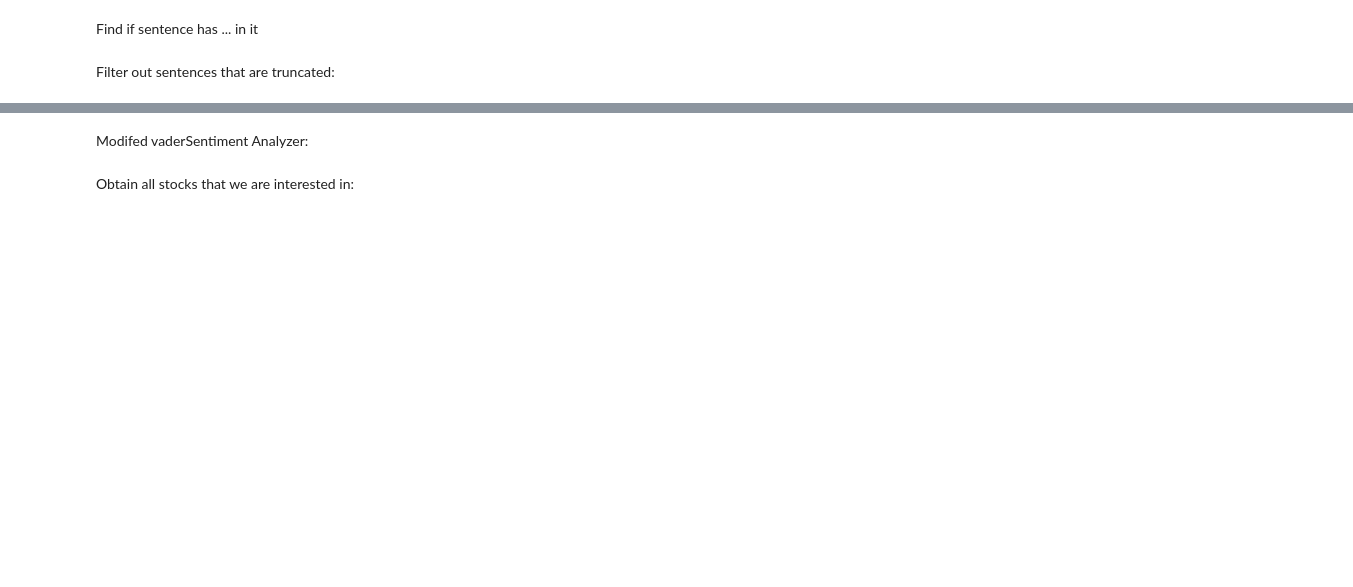
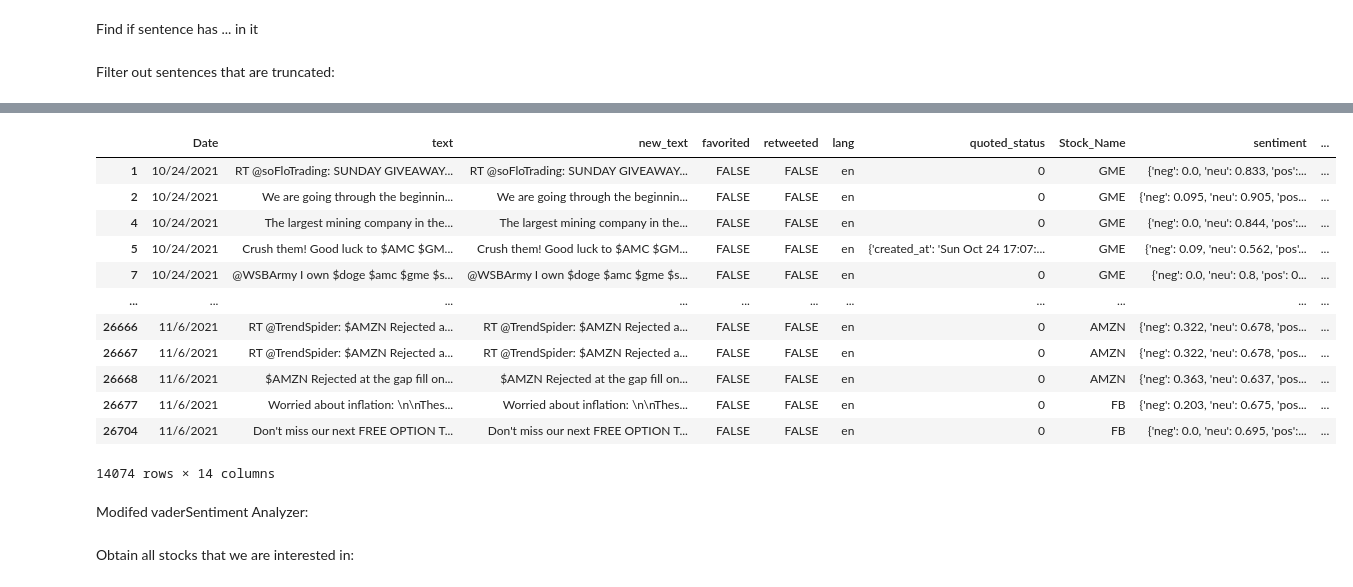
Before and after one commit to JZBlank/JPMorganChase-Meme-Stocks, a Jupyter notebook: vaderSentiment on Data.ipynb, the cells around one changed output, grey strips where cells are left out. Drawn from its saved outputs; the diff is of its cells as text; code cells hidden in the pictures; blank space fills up the shorter version.

```diff
--- a/vaderSentiment on Data.ipynb
+++ b/vaderSentiment on Data.ipynb
@@ -77,3 +198,39 @@ After Filtering: 15881 rows
+# %%
+def convert_chr(comment): #Replace symbols with regular a-z or A-Z
+    new_comment = ''
+    match = False
+    for i in range(0, len(comment)):
+        match = False
+        if comment[i] in reg_chr_upper:
+            new_comment += reg_chr_upper.get(comment[i])
+            match = True
+        if comment[i] in bold_chr_upper:
+            new_comment += bold_chr_upper.get(comment[i])
+            match = True
+        if comment[i] in chr_lower:
+            new_comment += chr_lower.get(comment[i])
+            match = True
+        if match != True:
+            new_comment += comment[i]
+    return new_comment
+# %%
+full_comments_df['a'] = full_comments_df['new_text'].apply(lambda x: convert_chr(x)) # change chrs to make readable
+# %%
+full_comments_df
+# %% [output]
+|  | Date | text | new_text | favorited | retweeted | lang | quoted_status | Stock_Name | sentiment | ... |
+| 1 | 10/24/2021 | RT @soFloTrading: SUNDAY GIVEAWAY... | RT @soFloTrading: SUNDAY GIVEAWAY... | FALSE | FALSE | en | 0 | GME | {'neg': 0.0, 'neu': 0.833, 'pos':... | ... |
+| 2 | 10/24/2021 | We are going through the beginnin... | We are going through the beginnin... | FALSE | FALSE | en | 0 | GME | {'neg': 0.095, 'neu': 0.905, 'pos... | ... |
+| 4 | 10/24/2021 | The largest mining company in the... | The largest mining company in the... | FALSE | FALSE | en | 0 | GME | {'neg': 0.0, 'neu': 0.844, 'pos':... | ... |
+| 5 | 10/24/2021 | Crush them! Good luck to $AMC $GM... | Crush them! Good luck to $AMC $GM... | FALSE | FALSE | en | {'created_at': 'Sun Oct 24 17:07:... | GME | {'neg': 0.09, 'neu': 0.562, 'pos'... | ... |
+| 7 | 10/24/2021 | @WSBArmy I own $doge $amc $gme $s... | @WSBArmy I own $doge $amc $gme $s... | FALSE | FALSE | en | 0 | GME | {'neg': 0.0, 'neu': 0.8, 'pos': 0... | ... |
+| ... | ... | ... | ... | ... | ... | ... | ... | ... | ... | ... |
+| 26666 | 11/6/2021 | RT @TrendSpider: $AMZN Rejected a... | RT @TrendSpider: $AMZN Rejected a... | FALSE | FALSE | en | 0 | AMZN | {'neg': 0.322, 'neu': 0.678, 'pos... | ... |
+| 26667 | 11/6/2021 | RT @TrendSpider: $AMZN Rejected a... | RT @TrendSpider: $AMZN Rejected a... | FALSE | FALSE | en | 0 | AMZN | {'neg': 0.322, 'neu': 0.678, 'pos... | ... |
+| 26668 | 11/6/2021 | $AMZN Rejected at the gap fill on... | $AMZN Rejected at the gap fill on... | FALSE | FALSE | en | 0 | AMZN | {'neg': 0.363, 'neu': 0.637, 'pos... | ... |
+| 26677 | 11/6/2021 | Worried about inflation: \n\nThes... | Worried about inflation: \n\nThes... | FALSE | FALSE | en | 0 | FB | {'neg': 0.203, 'neu': 0.675, 'pos... | ... |
+| 26704 | 11/6/2021 | Don't miss our next FREE OPTION T... | Don't miss our next FREE OPTION T... | FALSE | FALSE | en | 0 | FB | {'neg': 0.0, 'neu': 0.695, 'pos':... | ... |
+14074 rows × 14 columns
 # %% [markdown]
 Modifed vaderSentiment Analyzer:
 # %%
```
Also changed, not shown: parts of 21 cells of this notebook.
